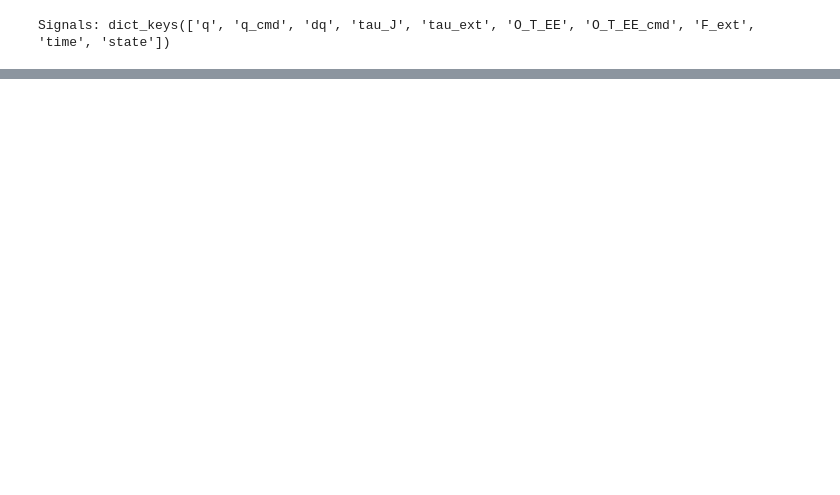
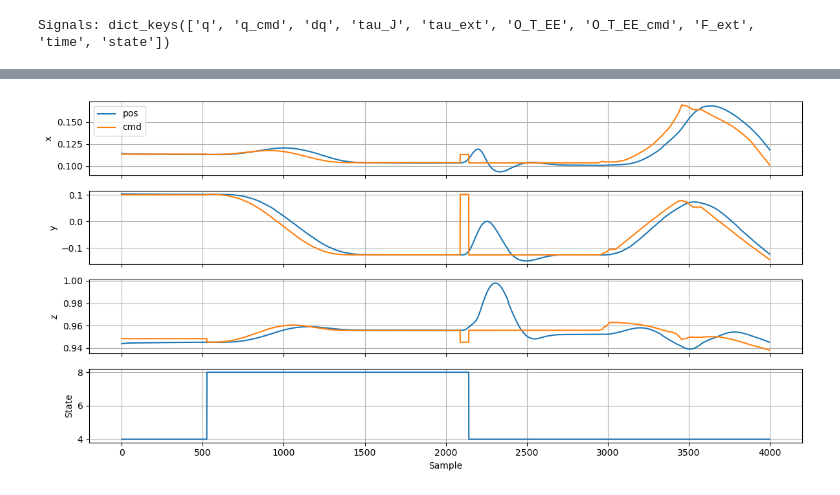
Before and after one commit to AlexanderWegenerRobotics/teleop-simulator, a Jupyter notebook: analysis/notebooks/read_logging.ipynb, the cells around one changed output, grey strips where cells are left out. Drawn from its saved outputs; the diff is of its cells as text; code cells hidden in the pictures; blank space fills up the shorter version.

```diff
--- a/analysis/notebooks/read_logging.ipynb
+++ b/analysis/notebooks/read_logging.ipynb
@@ -42,3 +42,27 @@ plt.show()
+# %%
+fig, axs = plt.subplots(4, 1, sharex=True, figsize=(12, 6))
+start, stop = 18000, 22000
+labels = ["x", "y", "z"]
+
+for i in range(3):
+    axs[i].plot(pos[start:stop, i])
+    axs[i].plot(pos_cmd[start:stop, i])
+    axs[i].set_ylabel(labels[i])
+    axs[i].grid(True)
+
+axs[3].plot(data["state"][start:stop])
+axs[3].grid(True)
+axs[3].set_ylabel("State")
+
+axs[0].legend(["pos", "cmd"])
+axs[-1].set_xlabel("Sample")
+
+plt.tight_layout()
+plt.show()
+
+plt.show()
+# %% [output]
+[figure, added]
 # %%
 def mat4_to_quat(T_flat):
     """Column-major flat 4x4 → quaternion [w, x, y, z] per row."""
```
Also changed, not shown: parts of 6 cells of this notebook, 14 other files.
